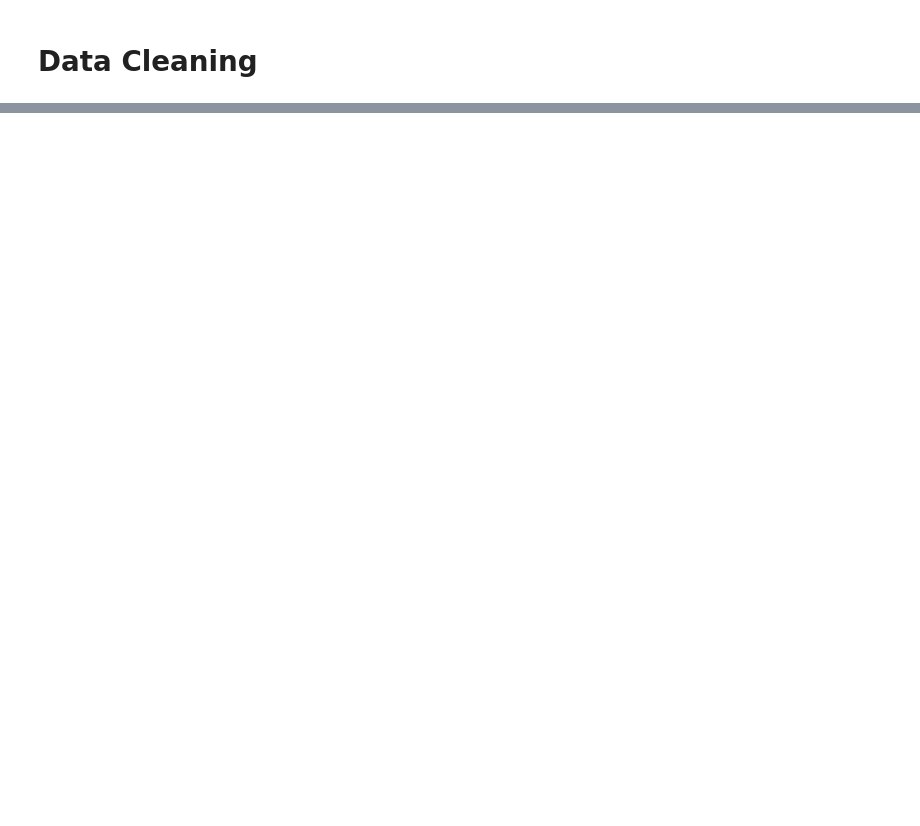
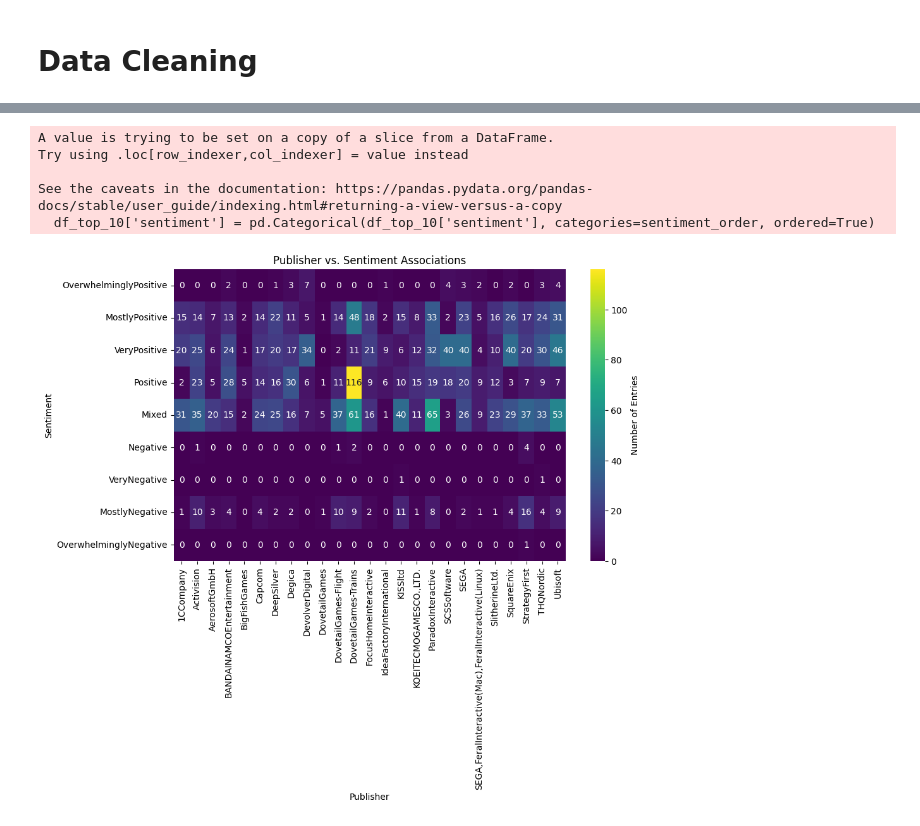
Before and after one commit to lanceu0128/recommender, a Jupyter notebook: steam_recommender.ipynb, the cells around one changed output, grey strips where cells are left out. Cells and saved outputs as stored; diff of their text form; code cells hidden in the pictures; blank space fills up the shorter version.

```diff
--- a/steam_recommender.ipynb
+++ b/steam_recommender.ipynb
@@ -116,0 +202,31 @@ df[['genres', 'tags', 'specs', 'sentiment']].head(1)
+# %%
+# get a dataframe with the top 25 publishers and available sentiments
+top_publishers = df['publisher'].value_counts().head(25).index
+df_filtered_sentiment = df[df['sentiment'] != ''] # filter empty (not enough users) rows with no sentiment
+top_sentiments = df_filtered_sentiment['sentiment'].value_counts().index
+df_top = df[(df['publisher'].isin(top_publishers)) & (df['sentiment'].isin(top_sentiments))]
+
+# manually reorder the rows based on the custom order for sentiments
+sentiment_order = ['OverwhelminglyPositive', 'MostlyPositive', 'VeryPositive', 'Positive', 'Mixed',
+                   'Negative', 'VeryNegative', 'MostlyNegative', 'OverwhelminglyNegative']
+
+df_top_10['sentiment'] = pd.Categorical(df_top_10['sentiment'], categories=sentiment_order, ordered=True)
+df_top_10 = df_top_10.sort_values(by='sentiment')
+
+# create a pivot table of sentiment and publisher counts to be visualized
+heatmap_data = df_top_10.groupby(['sentiment', 'publisher']).size().unstack(fill_value=0)
+
+# create heatmap from pivot table
+plt.figure(figsize=(10, 6))
+sns.heatmap(heatmap_data, annot=True, cmap='viridis', fmt='g', cbar_kws={'label': 'Number of Entries'})
+plt.title('Publisher vs. Sentiment Associations')
+plt.xlabel('Publisher')
+plt.ylabel('Sentiment')
+plt.show()
+# %% [output]
+A value is trying to be set on a copy of a slice from a DataFrame.
+Try using .loc[row_indexer,col_indexer] = value instead
+
+See the caveats in the documentation: https://pandas.pydata.org/pandas-docs/stable/user_guide/indexing.html#returning-a-view-versus-a-copy
+  df_top_10['sentiment'] = pd.Categorical(df_top_10['sentiment'], categories=sentiment_order, ordered=True)
+[figure, added]
```
Also changed, not shown: parts of 38 cells of this notebook, 1 other file.
